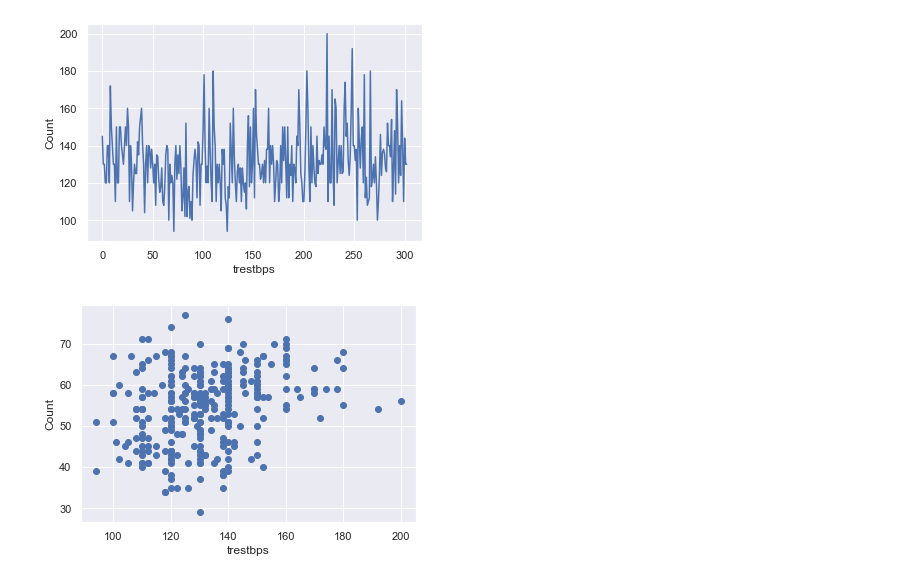
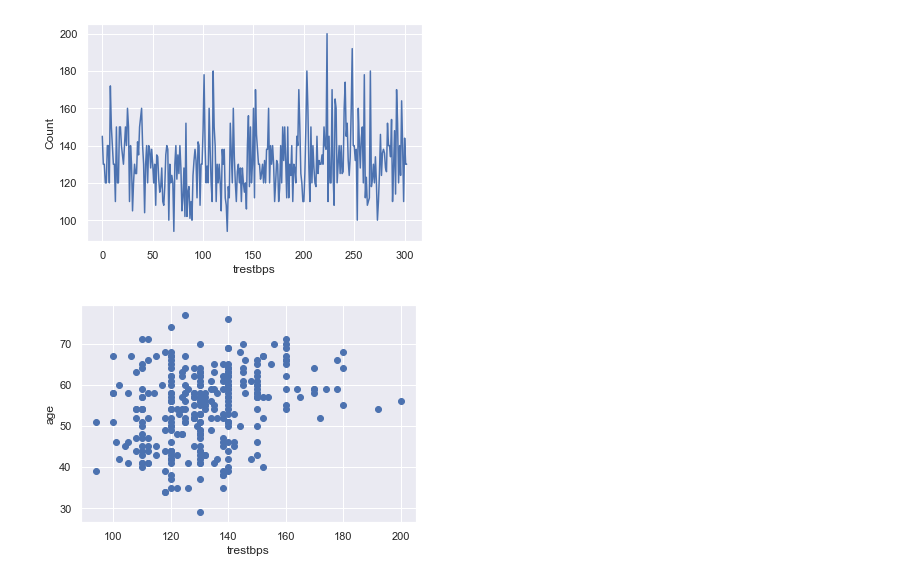
Before and after one commit to ychsu1004/homework, a Jupyter notebook: 大數據分析與應用/Forth assignment.ipynb, the cells around one changed output. Saved outputs shown, nothing was run; the diff lists cells and outputs as text; code cells hidden in the pictures.

```diff
--- a/大數據分析與應用/Forth assignment.ipynb
+++ b/大數據分析與應用/Forth assignment.ipynb
@@ -169,7 +183,7 @@ plt.grid(True)
 # %%
 plt.scatter(heart_disease['trestbps'],heart_disease['age'])
 plt.xlabel('trestbps')
-plt.ylabel('Count')
+plt.ylabel('age')
 plt.grid(True)
 # %% [output]
-[figure, old version]
+[figure, new version]
```
Also changed, not shown: parts of 10 cells of this notebook, 5 other files.
